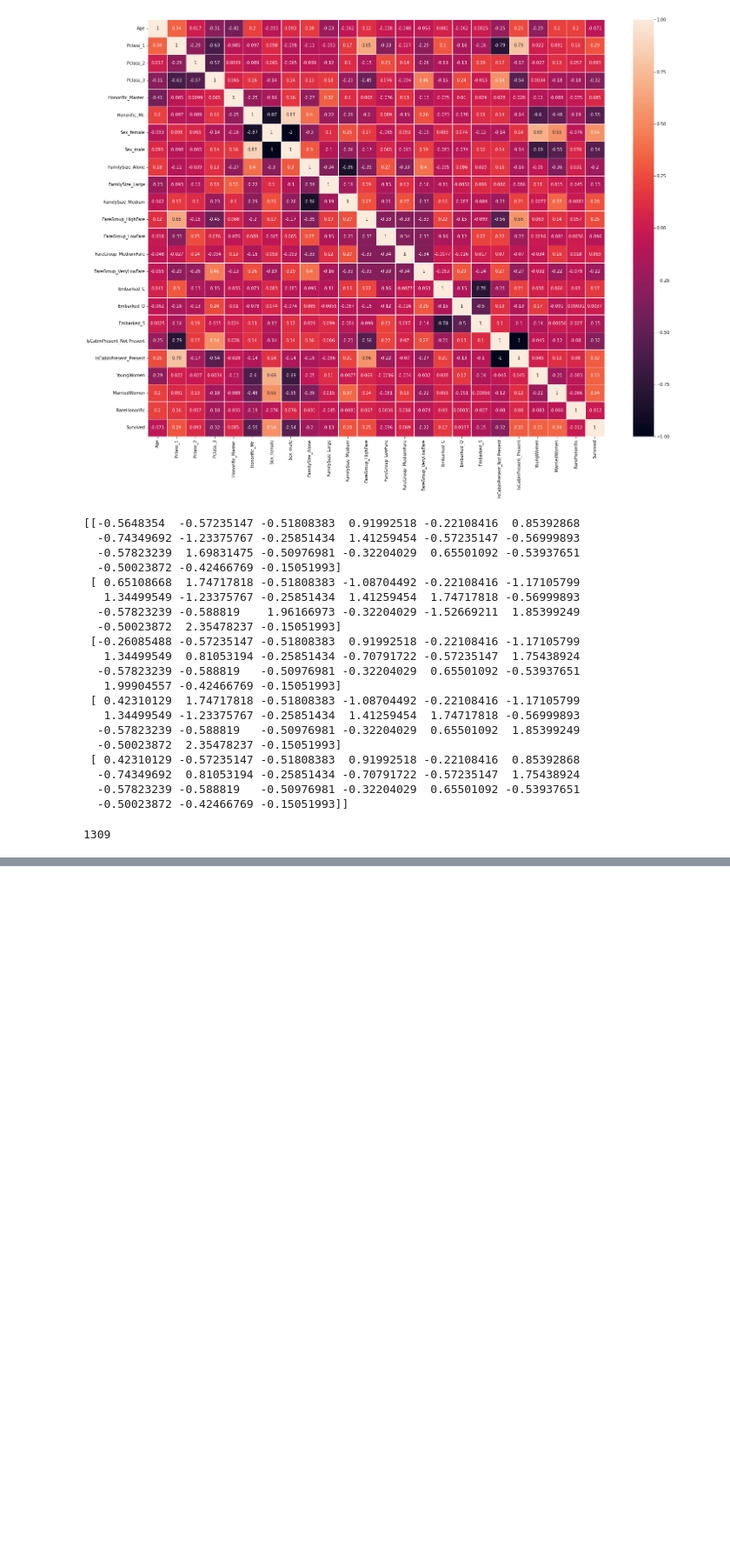
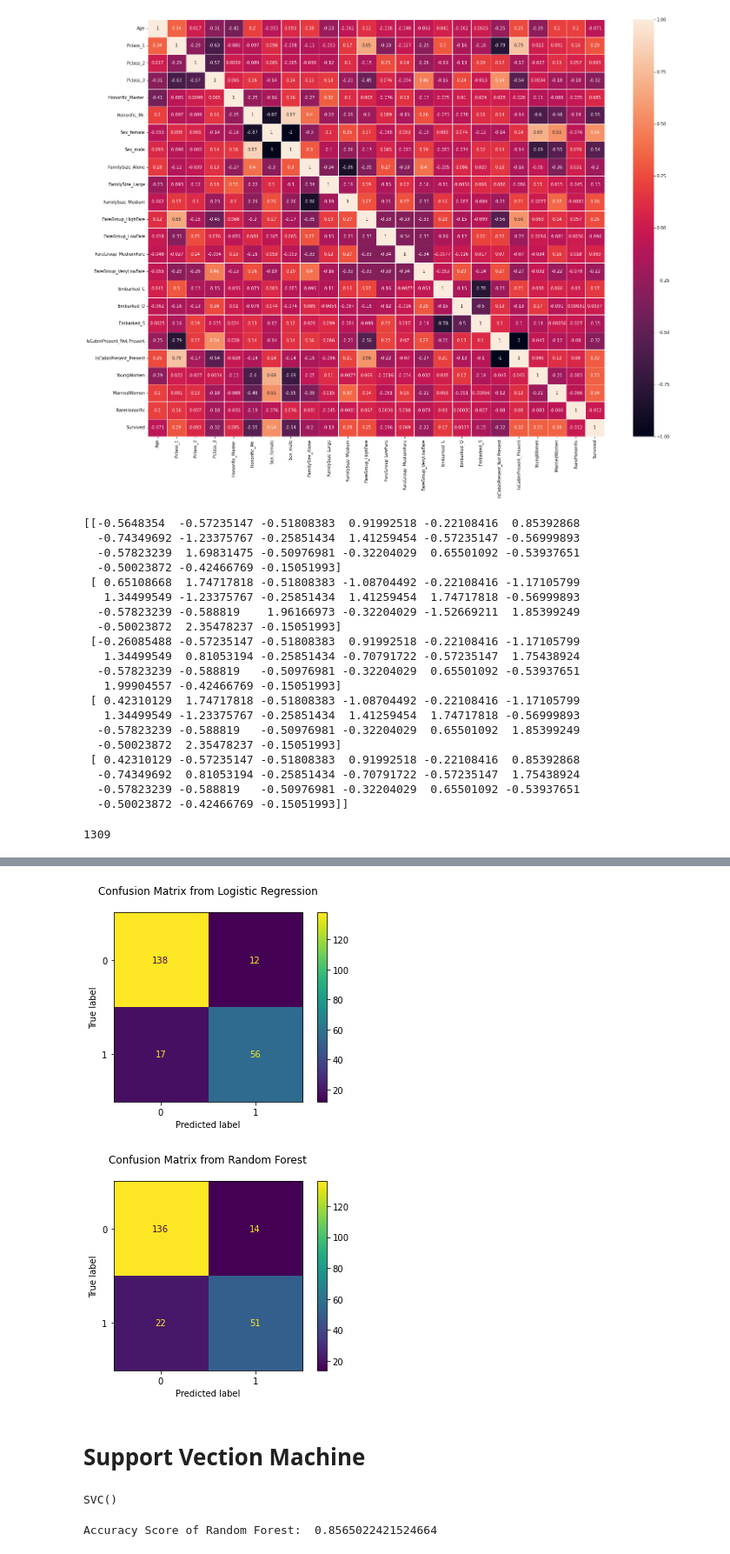
Before and after one commit to huddack20/Project4-ML-ETL, a Jupyter notebook: titanic_Supervised_Unsupervised.ipynb, the cells around one changed output, grey strips where cells are left out. Shown at 87% size. Drawn from its saved outputs; the diff is of its cells as text; code cells hidden in the pictures; blank space fills up the shorter version.

Commit message:
Supervised_Unsupervised

```diff
--- a/titanic_ChangWoon.ipynb
+++ b/titanic_Supervised_Unsupervised.ipynb
@@ -970,0 +978,2 @@ array([[-0.5648354 , -0.57235147, -0.51808383, ..., -0.50023872,
+# %%
+X_train_super = X_scaled[:891]
@@ -970,0 +1005,11 @@ array([[-0.5648354 , -0.57235147, -0.51808383, ..., -0.50023872,
+# %%
+# Train a Logistic Regression model print the model score
+from sklearn.linear_model import LogisticRegression
+from sklearn.metrics import r2_score
+
+
+X_train_lg, X_test_lg, y_train_lg, y_test_lg = train_test_split(X_train_super, y_train_super, random_state=4)
+
+clf = LogisticRegression(random_state=0)
+
+clf.fit(X_train_lg, y_train_lg)
@@ -970,0 +1055,15 @@ array([[-0.5648354 , -0.57235147, -0.51808383, ..., -0.50023872,
+# %%
+# Train a Random Forest Classifier model and print the model score
+
+from sklearn.ensemble import RandomForestClassifier
+
+clf2 = RandomForestClassifier(max_depth=2, random_state=0)
+
+clf2.fit(X_train_lg, y_train_lg)
+prediction2 = clf2.predict(X_test_lg)
+
+print('r2_score:', r2_score(y_test_lg, prediction2))
+
+print('Random Forest model score test set: ', clf2.score(X_test_lg, y_test_lg))
+print('Random Forest model score train set: ', clf2.score(X_train_lg, y_train_lg))
+print('Random Forest model score entire set:', clf2.score(X_train_super, y_train_super))
@@ -970,0 +1092,29 @@ array([[-0.5648354 , -0.57235147, -0.51808383, ..., -0.50023872,
+# %%
+# import warnings filter
+from warnings import simplefilter
+
+# ignore all future warnings
+simplefilter(action='ignore', category=FutureWarning)
+
+import matplotlib.pyplot as plt
+from sklearn.metrics import plot_confusion_matrix
+
+
+plot_confusion_matrix(clf, X_test_lg, y_test_lg)
+plt.title("Confusion Matrix from Logistic Regression\n")
+
+plot_confusion_matrix(clf2, X_test_lg, y_test_lg)
+plt.title("Confusion Matrix from Random Forest\n")
+plt.show()
+# %% [output]
+[figure, added]
+[figure, added]
+# %% [markdown]
+# Support Vection Machine
+# %%
+from sklearn import svm
+
+clf3 = svm.SVC()
+clf3.fit(X_train_lg, y_train_lg)
+# %% [output]
+SVC()
@@ -970,0 +1123,13 @@ array([[-0.5648354 , -0.57235147, -0.51808383, ..., -0.50023872,
+# %%
+# Accuracy score calculation using for loop
+
+count3 = 0
+
+for i in range(len(prediction3)):
+
+    if prediction3[i] == y_test_lg[i]:
+        count3 += 1
+
+print('Accuracy Score of Random Forest: ', count3/len(prediction3))
+# %% [output]
+Accuracy Score of Random Forest:  0.8565022421524664
```
Also changed, not shown: parts of 75 cells of this notebook.
